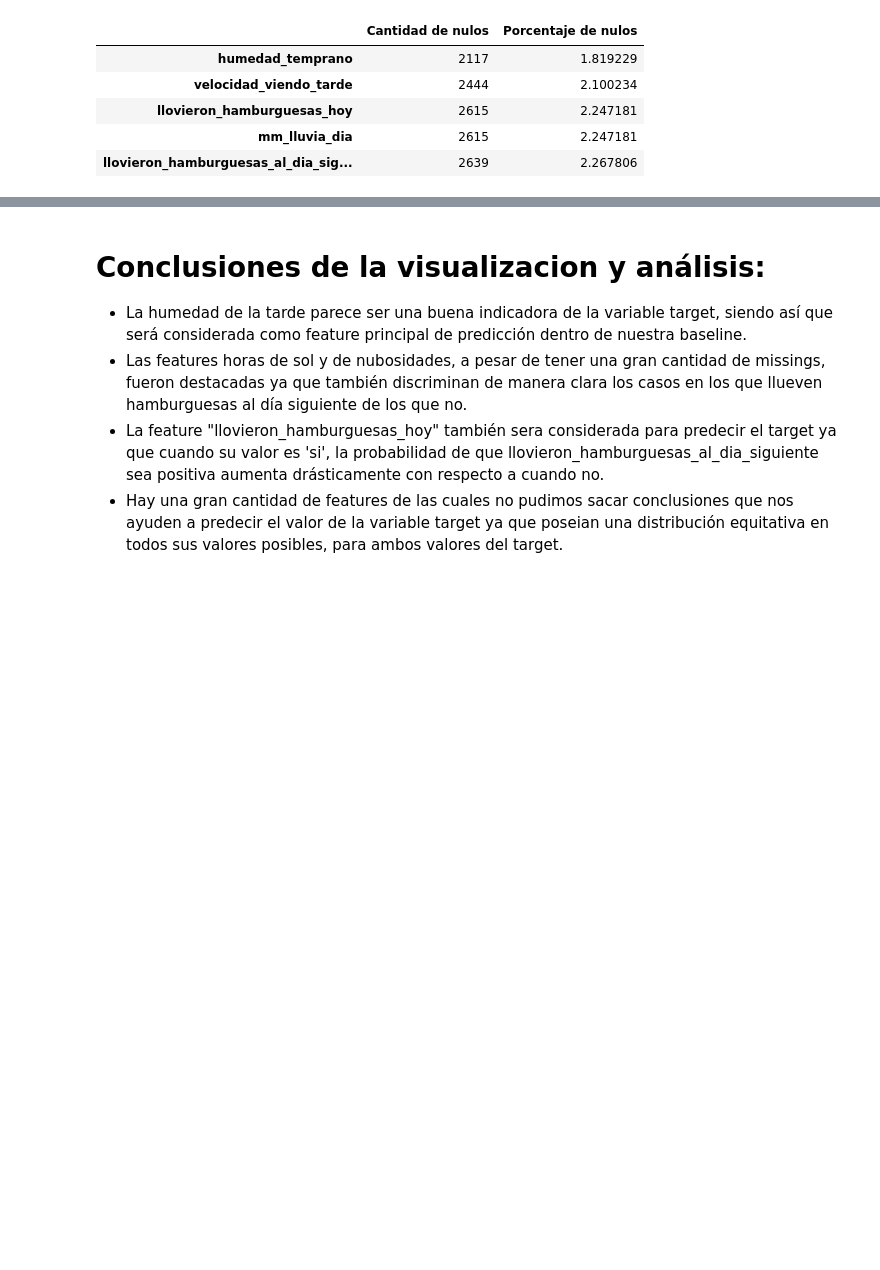
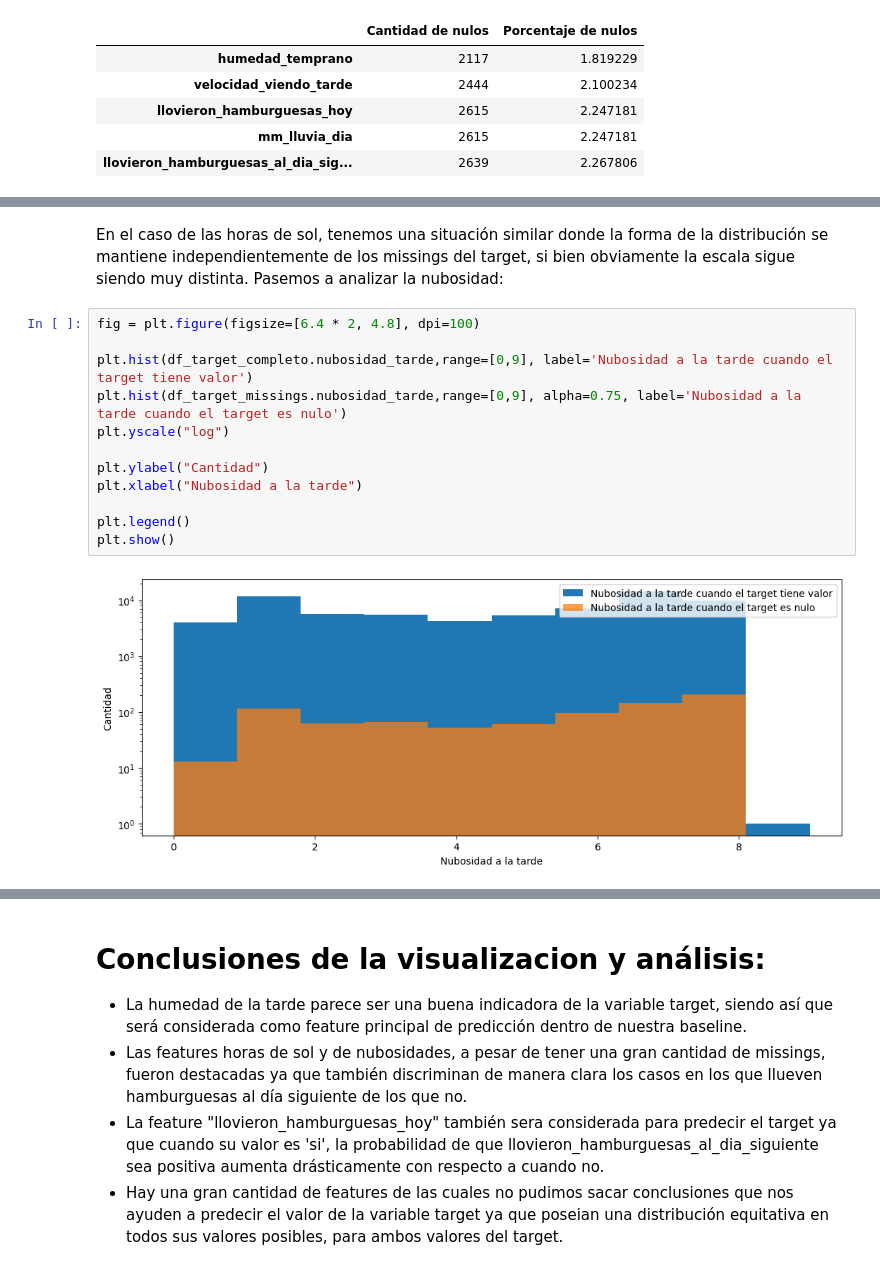
Before and after one commit to juan-roussilian/7506-Organizacion-de-Datos, a Jupyter notebook: tp1_pt1.ipynb, the cells around one changed output, grey strips where cells are left out. Cells and saved outputs as stored; diff of their text form; blank space fills up the shorter version.

```diff
--- a/tp1_pt1.ipynb
+++ b/tp1_pt1.ipynb
@@ -861,0 +880,16 @@ Habiendo realizado este análisis, podemos tomar como criterio droppear aquellos
+# %% [markdown]
+En el caso de las horas de sol, tenemos una situación similar donde la forma de la distribución se mantiene independientemente de los missings del target, si bien obviamente la escala sigue siendo muy distinta. Pasemos a analizar la nubosidad:
+# %%
+fig = plt.figure(figsize=[6.4 * 2, 4.8], dpi=100)
+
+plt.hist(df_target_completo.nubosidad_tarde,range=[0,9], label='Nubosidad a la tarde cuando el target tiene valor')
+plt.hist(df_target_missings.nubosidad_tarde,range=[0,9], alpha=0.75, label='Nubosidad a la tarde cuando el target es nulo')
+plt.yscale("log")
+
+plt.ylabel("Cantidad")
+plt.xlabel("Nubosidad a la tarde")
+
+plt.legend()
+plt.show()
+# %% [output]
+[figure, added]
```
Also changed, not shown: parts of 7 cells of this notebook.
